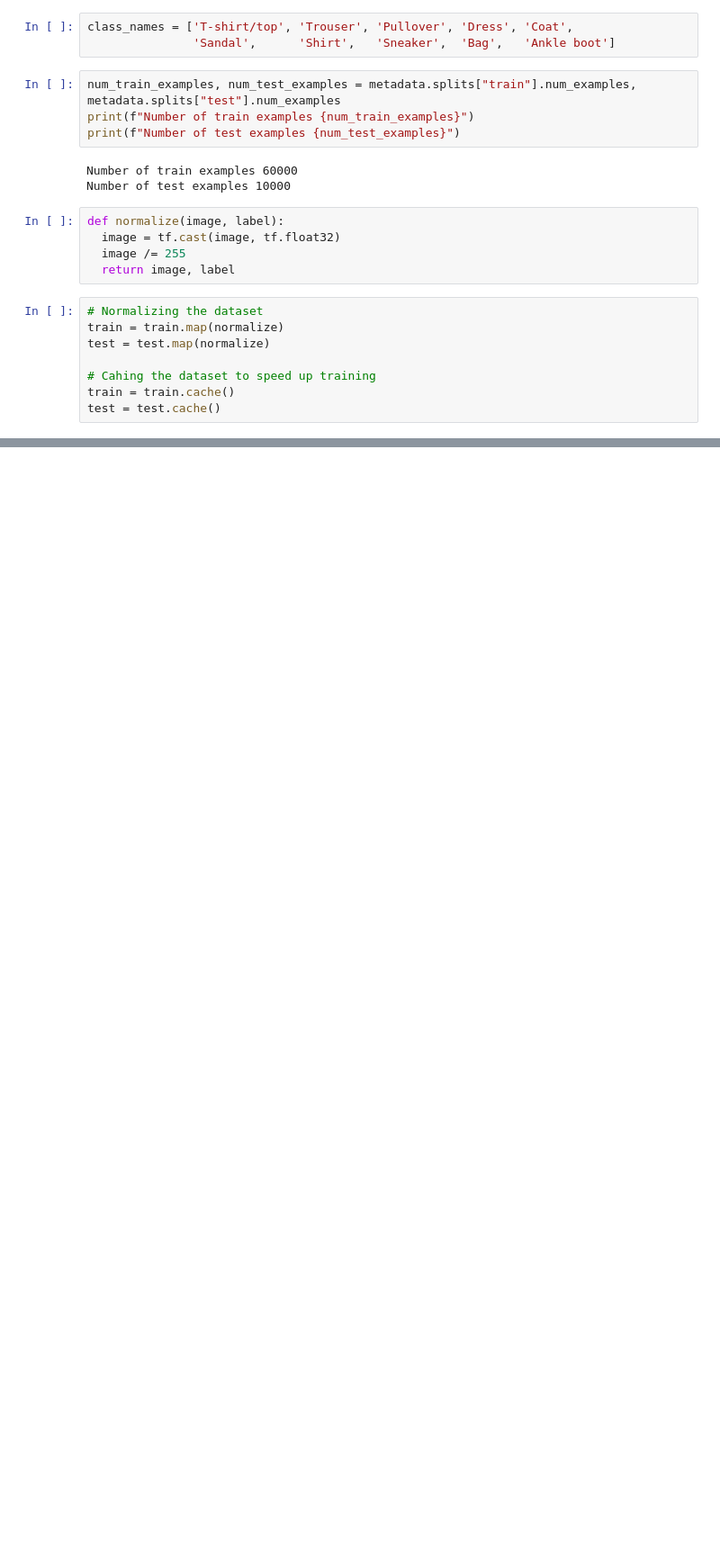
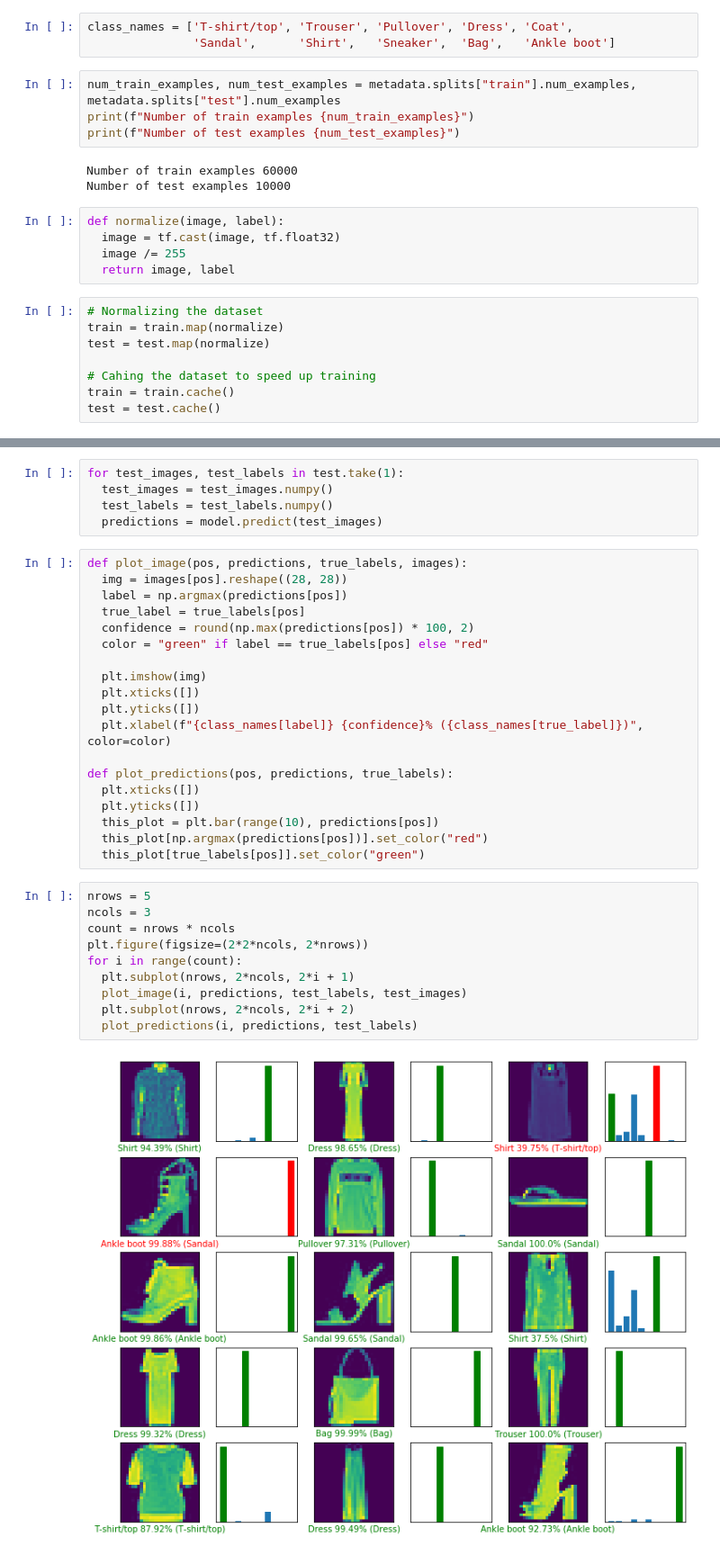
Before and after one commit to frankl1/Introduction-to-Tensorflow-for-Deep-Learning, a Jupyter notebook: classify_fashion_mnist.ipynb, the cells around one changed output, grey strips where cells are left out. Shown: that part at 90% size. Drawn from its saved outputs; the diff is of its cells as text; blank space fills up the shorter version.

```diff
--- a/classify_fashion_mnist.ipynb
+++ b/classify_fashion_mnist.ipynb
@@ -78,0 +137,36 @@ model = tf.keras.Sequential([
+# %%
+for test_images, test_labels in test.take(1):
+  test_images = test_images.numpy()
+  test_labels = test_labels.numpy()
+  predictions = model.predict(test_images)
+# %%
+def plot_image(pos, predictions, true_labels, images):
+  img = images[pos].reshape((28, 28))
+  label = np.argmax(predictions[pos])
+  true_label = true_labels[pos]
+  confidence = round(np.max(predictions[pos]) * 100, 2)
+  color = "green" if label == true_labels[pos] else "red"
+
+  plt.imshow(img)
+  plt.xticks([])
+  plt.yticks([])
+  plt.xlabel(f"{class_names[label]} {confidence}% ({class_names[true_label]})", color=color)
+
+def plot_predictions(pos, predictions, true_labels):
+  plt.xticks([])
+  plt.yticks([])
+  this_plot = plt.bar(range(10), predictions[pos])
+  this_plot[np.argmax(predictions[pos])].set_color("red")
+  this_plot[true_labels[pos]].set_color("green")
+# %%
+nrows = 5
+ncols = 3
+count = nrows * ncols
+plt.figure(figsize=(2*2*ncols, 2*nrows))
+for i in range(count):
+  plt.subplot(nrows, 2*ncols, 2*i + 1)
+  plot_image(i, predictions, test_labels, test_images)
+  plt.subplot(nrows, 2*ncols, 2*i + 2)
+  plot_predictions(i, predictions, test_labels)
+# %% [output]
+[figure, added]
```
Also changed, not shown: parts of 10 cells of this notebook.
